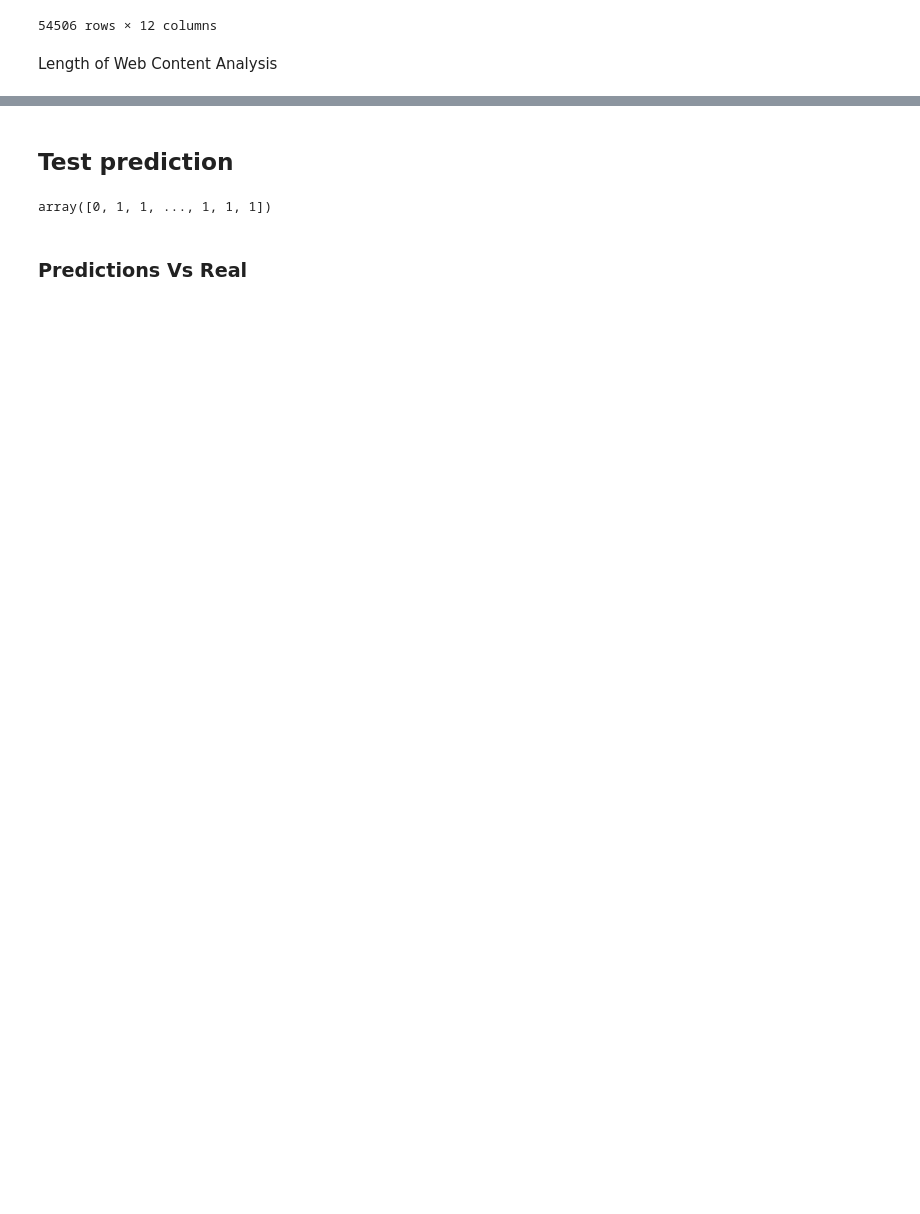
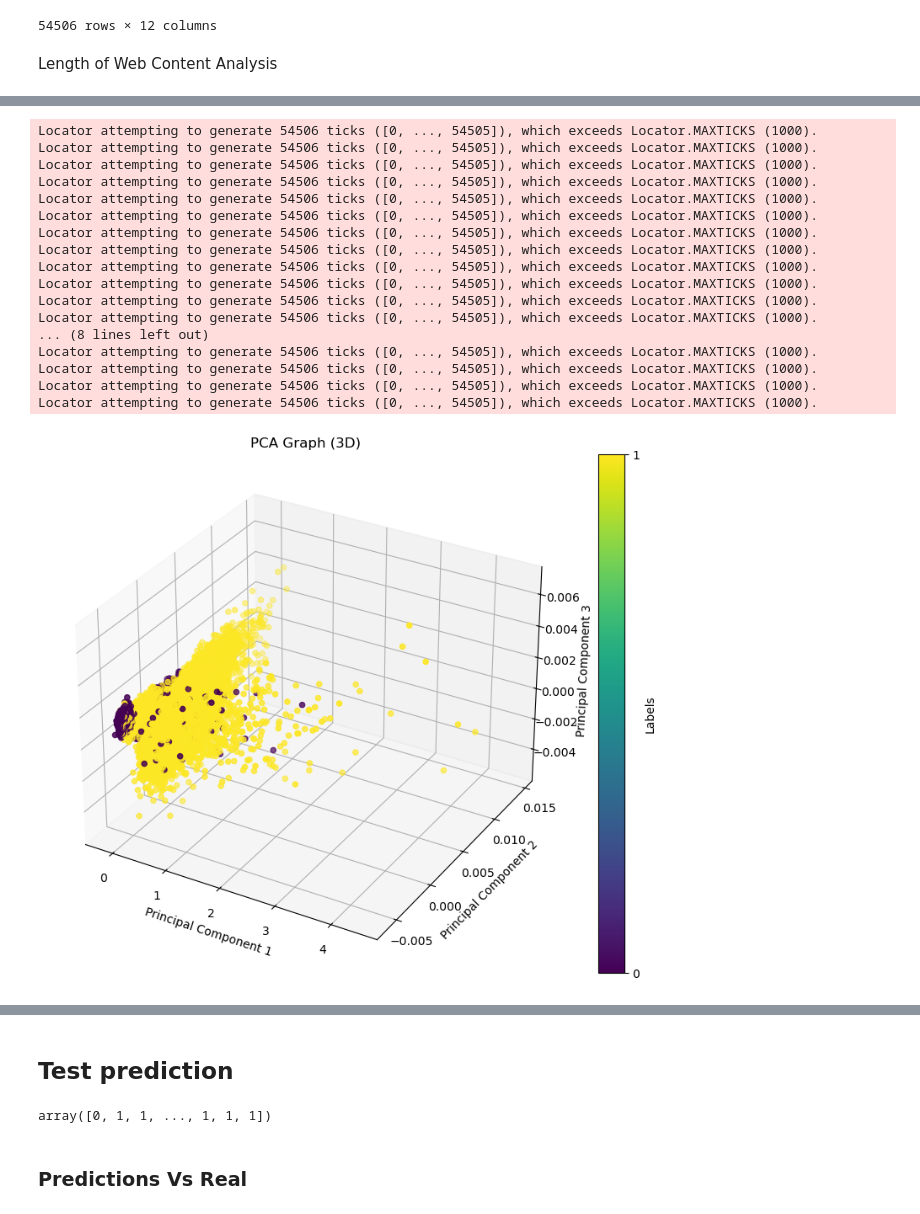
Before and after one commit to tomasmatos2003/URLdetect_TAA, a Jupyter notebook: 02 - LogReg.ipynb, the cells around one changed output, grey strips where cells are left out. Saved outputs shown, nothing was run; the diff lists cells and outputs as text; code cells hidden in the pictures; blank space fills up the shorter version.

```diff
--- a/02 - LogReg.ipynb
+++ b/02 - LogReg.ipynb
@@ -183,0 +237,17 @@ df_train_reduced
+# %%
+from sklearn.decomposition import PCA
+
+# X = df_train_reduced['content_vector'].tolist()
+X = df_train_reduced['content_vector'].tolist()
+
+
+pca = PCA(n_components=3)
+X_pca = pca.fit_transform(X)
+
+# # Convert the PCA-reduced data back into a DataFrame for easier manipulation
+# pca_df = pd.DataFrame(X_pca, columns=['pca-one', 'pca-two', 'pca-three'])
+
+# # Assuming you have a 'label' column in your original DataFrame to distinguish between 'good' and 'bad'
+# pca_df['label'] = df_train_reduced['label']
+
+X_pca
@@ -183,0 +262,56 @@ df_train_reduced
+# %%
+# # Plot PCA graph
+# plt.figure(figsize=(8, 6))
+# # plt.scatter(X_pca[:, 0], X_pca[:, 1], c=pd.factorize(df_train_reduced['label'])[0], cmap='viridis')
+# plt.scatter(X_pca[:, 0], X_pca[:, 1], c=pd.factorize(df_train['label'])[0], cmap='viridis')
+
+# plt.title('PCA Graph')
+# plt.xlabel('Principal Component 1')
+# plt.ylabel('Principal Component 2')
+# plt.colorbar(label='Labels')
+# plt.grid(True)
+# plt.show()
+
+fig = plt.figure(figsize=(10, 8))
+ax = fig.add_subplot(111, projection='3d')
+
+# Define unique colors for each label
+unique_labels = pd.factorize(df_train_reduced['label'])[0]
+colors = plt.cm.viridis(unique_labels.astype(float) / len(unique_labels))
+
+# Scatter plot
+sc = ax.scatter(X_pca[:, 0], X_pca[:, 1], X_pca[:, 2], c=unique_labels, cmap='viridis')
+
+# Labeling axes
+ax.set_xlabel('Principal Component 1')
+ax.set_ylabel('Principal Component 2')
+ax.set_zlabel('Principal Component 3')
+
+# Title
+plt.title('PCA Graph (3D)')
+
+# Add color bar legend
+cbar = plt.colorbar(sc, ticks=np.arange(len(unique_labels)))
+cbar.set_label('Labels')
+
+# Displaying the plot
+plt.show()
+# %% [output]
+Locator attempting to generate 54506 ticks ([0, ..., 54505]), which exceeds Locator.MAXTICKS (1000).
+Locator attempting to generate 54506 ticks ([0, ..., 54505]), which exceeds Locator.MAXTICKS (1000).
+Locator attempting to generate 54506 ticks ([0, ..., 54505]), which exceeds Locator.MAXTICKS (1000).
+Locator attempting to generate 54506 ticks ([0, ..., 54505]), which exceeds Locator.MAXTICKS (1000).
+Locator attempting to generate 54506 ticks ([0, ..., 54505]), which exceeds Locator.MAXTICKS (1000).
+Locator attempting to generate 54506 ticks ([0, ..., 54505]), which exceeds Locator.MAXTICKS (1000).
+Locator attempting to generate 54506 ticks ([0, ..., 54505]), which exceeds Locator.MAXTICKS (1000).
+Locator attempting to generate 54506 ticks ([0, ..., 54505]), which exceeds Locator.MAXTICKS (1000).
+Locator attempting to generate 54506 ticks ([0, ..., 54505]), which exceeds Locator.MAXTICKS (1000).
+Locator attempting to generate 54506 ticks ([0, ..., 54505]), which exceeds Locator.MAXTICKS (1000).
+Locator attempting to generate 54506 ticks ([0, ..., 54505]), which exceeds Locator.MAXTICKS (1000).
+Locator attempting to generate 54506 ticks ([0, ..., 54505]), which exceeds Locator.MAXTICKS (1000).
+... (8 lines left out)
+Locator attempting to generate 54506 ticks ([0, ..., 54505]), which exceeds Locator.MAXTICKS (1000).
+Locator attempting to generate 54506 ticks ([0, ..., 54505]), which exceeds Locator.MAXTICKS (1000).
+Locator attempting to generate 54506 ticks ([0, ..., 54505]), which exceeds Locator.MAXTICKS (1000).
+Locator attempting to generate 54506 ticks ([0, ..., 54505]), which exceeds Locator.MAXTICKS (1000).
+[figure, added]
```
Also changed, not shown: parts of 20 cells of this notebook, 3 other files.
